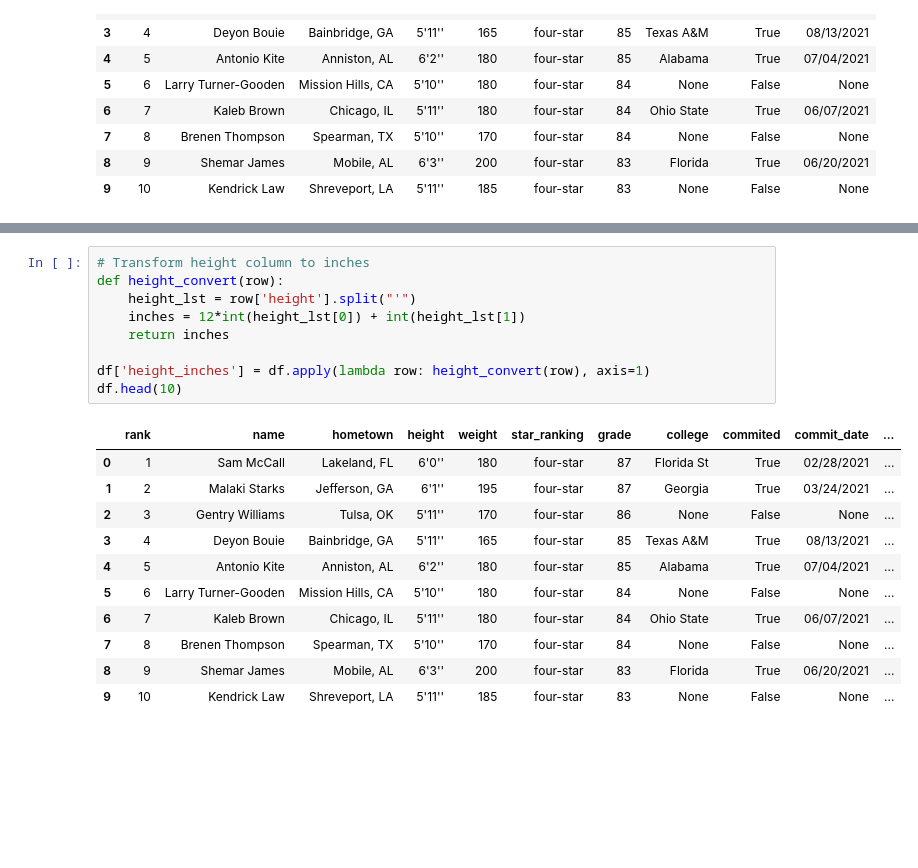
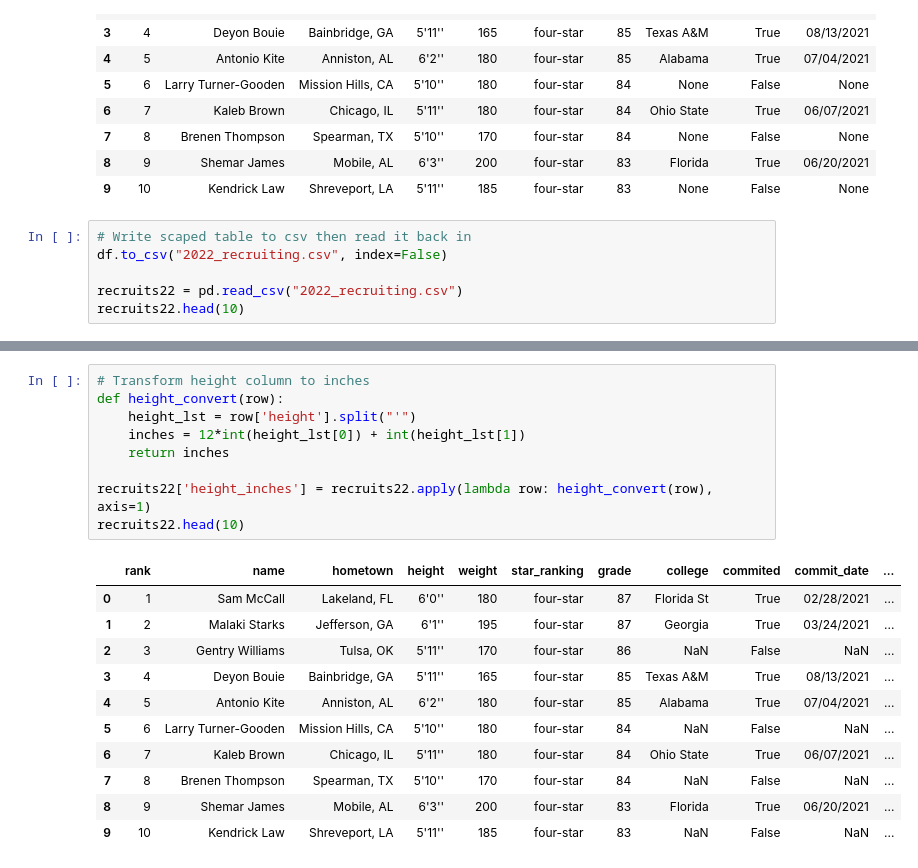
Before and after one commit to LaurenBassett/WebScraper, a Jupyter notebook: main.ipynb, the cells around one changed output, grey strips where cells are left out. Saved outputs shown, nothing was run; the diff lists cells and outputs as text; blank space fills up the shorter version.

```diff
--- a/main.ipynb
+++ b/main.ipynb
@@ -221,3 +221,9 @@ df.head(10)
 | 7 | 8 | Brenen Thompson | Spearman, TX | 5'10'' | 170 | four-star | 84 | None | False | None |
 | 8 | 9 | Shemar James | Mobile, AL | 6'3'' | 200 | four-star | 83 | Florida | True | 06/20/2021 |
 | 9 | 10 | Kendrick Law | Shreveport, LA | 5'11'' | 185 | four-star | 83 | None | False | None |
+# %%
+# Write scaped table to csv then read it back in
+df.to_csv("2022_recruiting.csv", index=False)
+
+recruits22 = pd.read_csv("2022_recruiting.csv")
+recruits22.head(10)
@@ -224,24 +242,24 @@ df.head(10)
 # %%
 # Transform height column to inches
 def height_convert(row):
     height_lst = row['height'].split("'")
     inches = 12*int(height_lst[0]) + int(height_lst[1])
     return inches
 
-df['height_inches'] = df.apply(lambda row: height_convert(row), axis=1)
-df.head(10)
+recruits22['height_inches'] = recruits22.apply(lambda row: height_convert(row), axis=1)
+recruits22.head(10)
 # %% [output]
 |  | rank | name | hometown | height | weight | star_ranking | grade | college | commited | commit_date | ... |
 | 0 | 1 | Sam McCall | Lakeland, FL | 6'0'' | 180 | four-star | 87 | Florida St | True | 02/28/2021 | ... |
 | 1 | 2 | Malaki Starks | Jefferson, GA | 6'1'' | 195 | four-star | 87 | Georgia | True | 03/24/2021 | ... |
-| 2 | 3 | Gentry Williams | Tulsa, OK | 5'11'' | 170 | four-star | 86 | None | False | None | ... |
+| 2 | 3 | Gentry Williams | Tulsa, OK | 5'11'' | 170 | four-star | 86 | NaN | False | NaN | ... |
 | 3 | 4 | Deyon Bouie | Bainbridge, GA | 5'11'' | 165 | four-star | 85 | Texas A&M | True | 08/13/2021 | ... |
 | 4 | 5 | Antonio Kite | Anniston, AL | 6'2'' | 180 | four-star | 85 | Alabama | True | 07/04/2021 | ... |
-| 5 | 6 | Larry Turner-Gooden | Mission Hills, CA | 5'10'' | 180 | four-star | 84 | None | False | None | ... |
+| 5 | 6 | Larry Turner-Gooden | Mission Hills, CA | 5'10'' | 180 | four-star | 84 | NaN | False | NaN | ... |
 | 6 | 7 | Kaleb Brown | Chicago, IL | 5'11'' | 180 | four-star | 84 | Ohio State | True | 06/07/2021 | ... |
-| 7 | 8 | Brenen Thompson | Spearman, TX | 5'10'' | 170 | four-star | 84 | None | False | None | ... |
+| 7 | 8 | Brenen Thompson | Spearman, TX | 5'10'' | 170 | four-star | 84 | NaN | False | NaN | ... |
 | 8 | 9 | Shemar James | Mobile, AL | 6'3'' | 200 | four-star | 83 | Florida | True | 06/20/2021 | ... |
-| 9 | 10 | Kendrick Law | Shreveport, LA | 5'11'' | 185 | four-star | 83 | None | False | None | ... |
+| 9 | 10 | Kendrick Law | Shreveport, LA | 5'11'' | 185 | four-star | 83 | NaN | False | NaN | ... |
 # %%
 # Transform star_ranking column to an int
 def star_convert(row):
```
Also changed, not shown: parts of 12 cells of this notebook, 1 other file.
